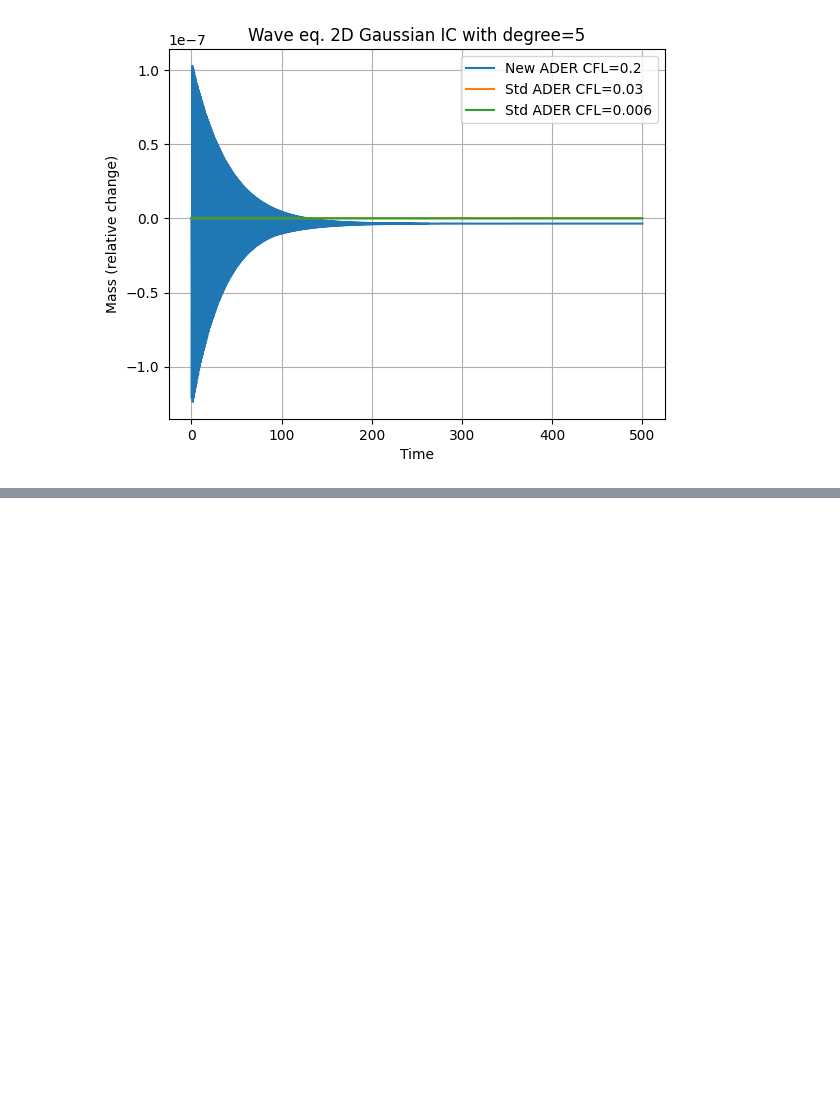
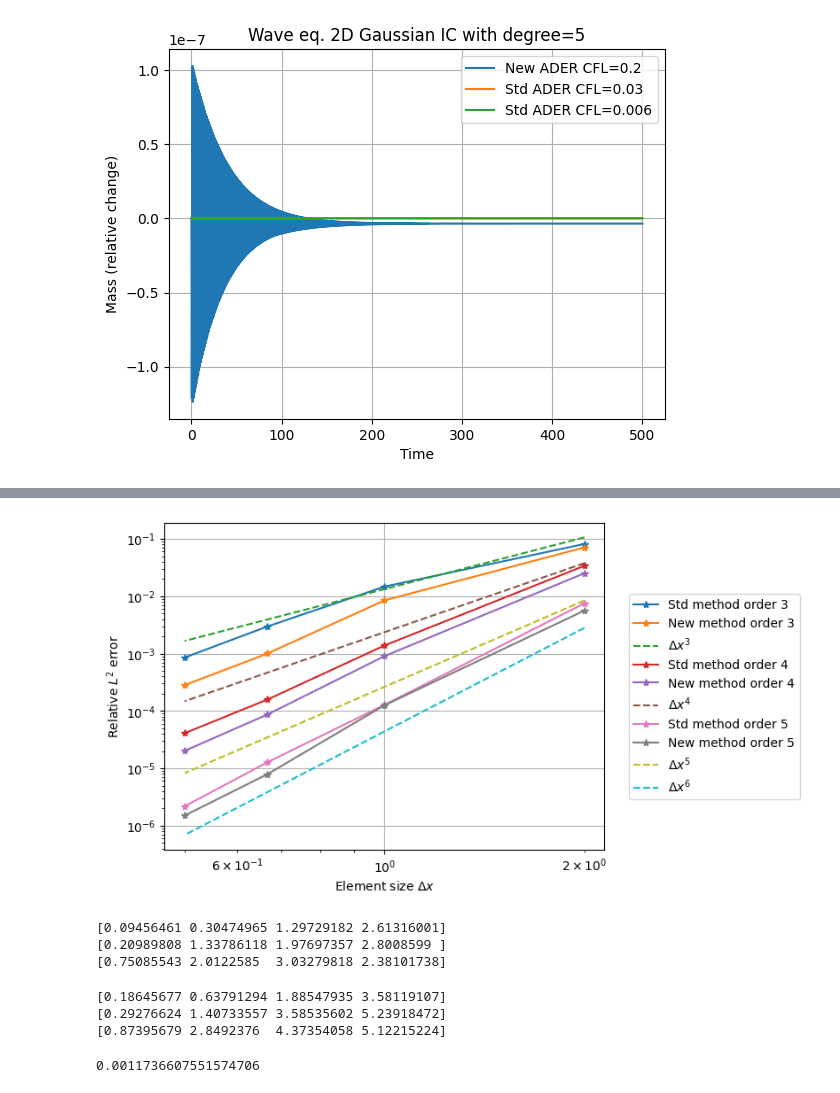
Before and after one commit to kieranricardo/ader-dg-transport, a Jupyter notebook: notebooks/wave-ader-gaussian-stability.ipynb, the cells around one changed output, grey strips where cells are left out. Saved outputs shown, nothing was run; the diff lists cells and outputs as text; code cells hidden in the pictures; blank space fills up the shorter version.

```diff
--- a/notebooks/wave-ader-gaussian-stability.ipynb
+++ b/notebooks/wave-ader-gaussian-stability.ipynb
@@ -262,0 +359,33 @@ CMTEDD score: 5.105263157894737
+# %%
+for o in orders:
+    plt.loglog(xlim / nxs, std_errors[o], '-*', label=f'Std method order {o}')
+    plt.loglog(xlim / nxs, new_errors[o], '-*', label=f'New method order {o}')
+
+    plt.loglog(xlim / nxs, 1.5 * new_errors[o][0] * (nxs[0] / nxs)**o, '--', label=f'$\\Delta x^{o}$')
+
+plt.loglog(xlim / nxs, 0.5 * new_errors[orders[-1]][0] * (nxs[0] / nxs)**(orders[-1]+1), '--', label=f'$\\Delta x^{orders[-1]+1}$')
+# plt.legend()
+plt.ylabel('Relative $L^2$ error')
+plt.xlabel('Element size $\Delta x$')
+plt.legend(loc='upper center', bbox_to_anchor=(1.25, 0.8),
+          fancybox=True, shadow=False, ncol=1)
+plt.grid()
+plt.savefig('wave-equation-2D-convergence.png', bbox_inches='tight')
+# %% [output]
+[figure, added]
+# %%
+print(std_wall_times[3] / new_wall_times[3])
+print(std_wall_times[4] / new_wall_times[4])
+print(std_wall_times[5] / new_wall_times[5])
+# %% [output]
+[0.09456461 0.30474965 1.29729182 2.61316001]
+[0.20989808 1.33786118 1.97697357 2.8008599 ]
+[0.75085543 2.0122585  3.03279818 2.38101738]
+# %%
+print(std_wall_times[3] / new_wall_times[3])
+print(std_wall_times[4] / new_wall_times[4])
+print(std_wall_times[5] / new_wall_times[5])
+# %% [output]
+[0.18645677 0.63791294 1.88547935 3.58119107]
+[0.29276624 1.40733557 3.58535602 5.23918472]
+[0.87395679 2.8492376  4.37354058 5.12215224]
@@ -262,0 +396,18 @@ CMTEDD score: 5.105263157894737
+# %%
+N = 100
+
+rhs_in = new_solver.get_rhs(new_solver.state)
+bdry_integrals = np.copy(rhs_in)
+
+t0 = time.time()
+for _ in range(N):
+    new_solver._xbdry_nc(bdry_integrals, rhs_in, new_solver.xp_int, new_solver.xm_int)
+    new_solver._ybdry_nc(bdry_integrals, rhs_in, new_solver.yp_int, new_solver.ym_int)
+    new_solver._xbdry_nc(bdry_integrals, rhs_in, new_solver.xp_ext, new_solver.xm_ext)
+    new_solver._ybdry_nc(bdry_integrals, rhs_in, new_solver.yp_ext, new_solver.ym_ext)
+
+t1 = time.time()
+
+print((t1 - t0) / N)
+# %% [output]
+0.0011736607551574706
```
Also changed, not shown: parts of 14 cells of this notebook, 8 other files.
